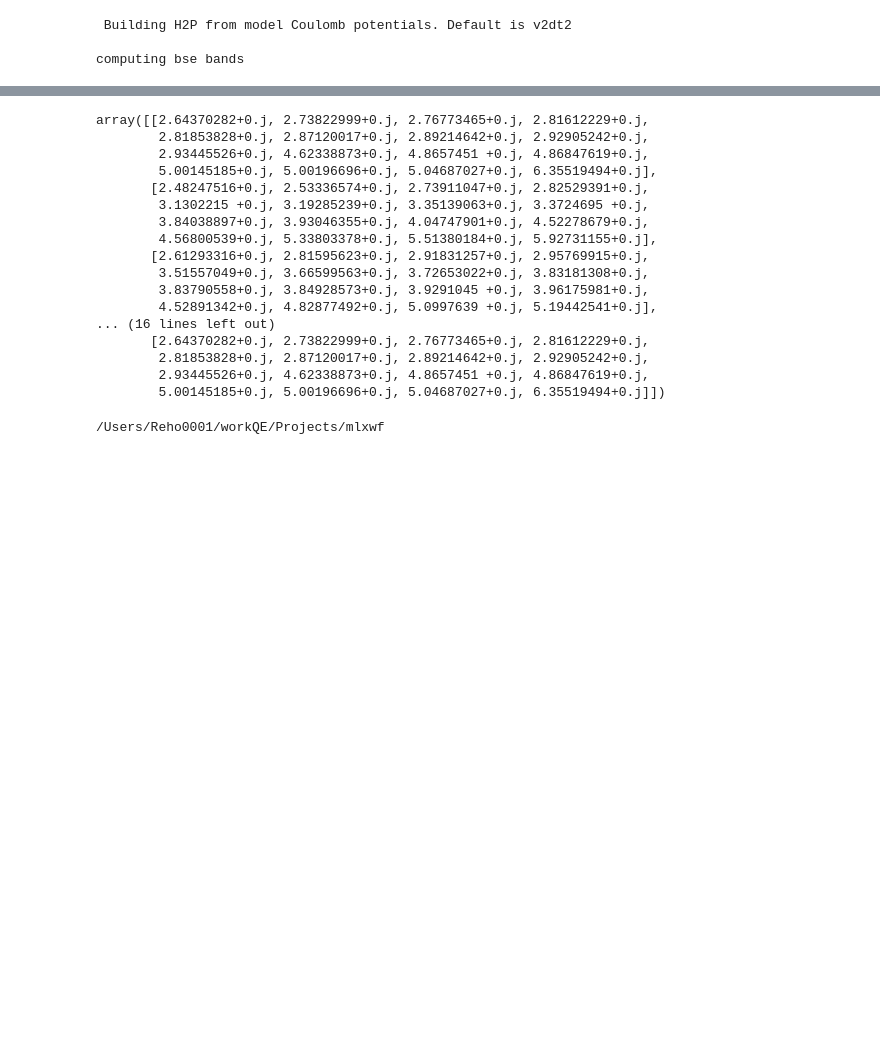
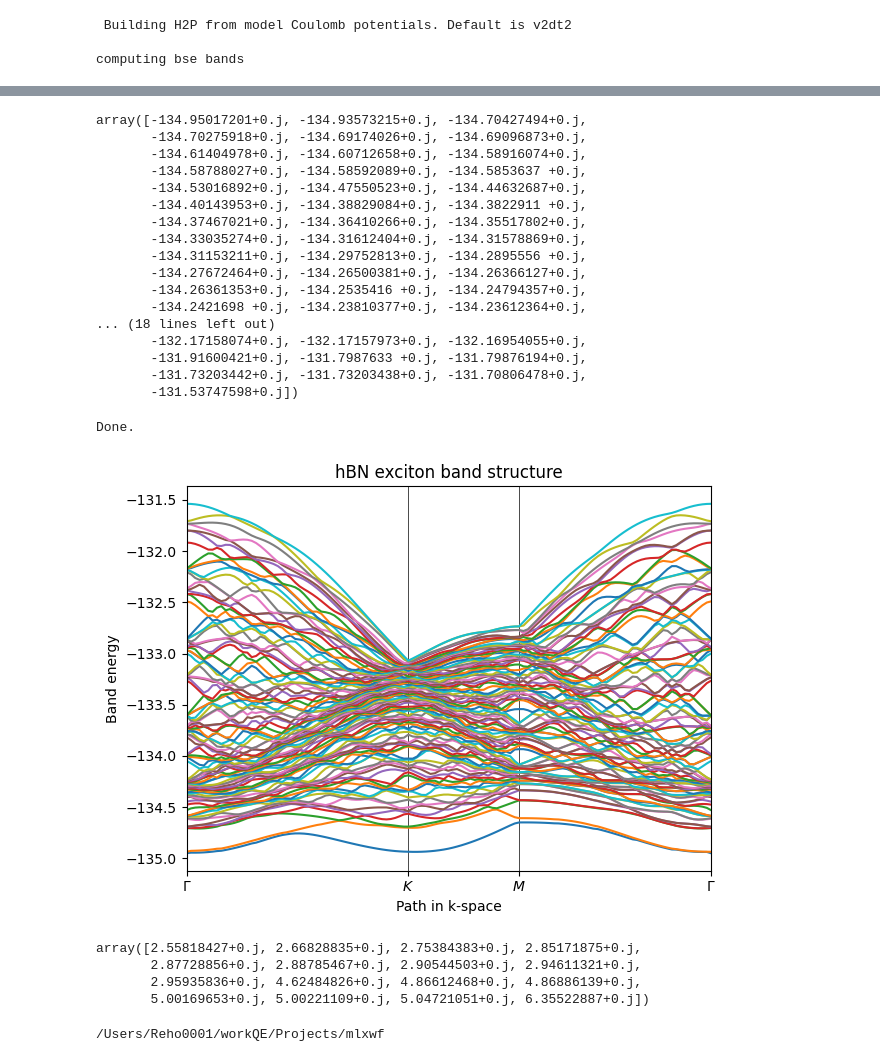
Before and after one commit to rreho/yambopy, a Jupyter notebook: wann_tests/2bands_model.ipynb, the cells around one changed output, grey strips where cells are left out. Drawn from its saved outputs; the diff is of its cells as text; code cells hidden in the pictures; blank space fills up the shorter version.

```diff
--- a/wann_tests/2bands_model.ipynb
+++ b/wann_tests/2bands_model.ipynb
@@ -153,8 +153,8 @@ class tmp_lat():
 c_lat = tmp_lat(lat)
 # %%
 from yambopy import *
-nnkp_kgrid = mp_grid(nx = 4 , ny = 4 , nz = 1, latdb=c_lat)
-nnkp_qgrid = mp_grid (nx = 2 , ny = 2, nz = 1, latdb=c_lat )
+nnkp_kgrid = mp_grid(nx = 10 , ny = 10 , nz = 1, latdb=c_lat)
+nnkp_qgrid = mp_grid (nx = 5 , ny = 5, nz = 1, latdb=c_lat )
 # %%
 qlist = k_list(q_vec, c_lat)
 # %%
@@ -193,7 +193,7 @@ eigvec = eigvec.transpose(1, 2, 0)
 # Initialize H2P with this model
 model = mytb_model(pythtb_model = my_model, nc=1, nv=1, nnkp_kgrid = nnkp_kgrid, eigv = eigv, eigvec = eigvec)
 # %%
-cpot = CoulombPotentials(v0=0.03,ngrid=[4,4,4], lattice=c_lat, ediel=[1.0,10.0,1.0])
+cpot = CoulombPotentials(v0=1.00,ngrid=[10,10,1], lattice=c_lat, ediel=[1.0,10.0,1.0])
 # %% [output]
 Warning! CoulombPotentials works with atomic units and return energy in eV
 
@@ -205,6 +209,6 @@ Warning! CoulombPotentials works with atomic units and return energy in eV
 # %%
 # we can call this only with
-h2p_tmp = H2P(model, qmpgrid = nnkp_qgrid, method = 'model', cpot = cpot,bse_bands=True, qlist=qlist)
+h2p_tmp = H2P(model, qmpgrid = nnkp_qgrid, method = 'model', cpot = cpot,bse_bands=True, qlist=qlist,ctype='v2dk')
 # %% [output]
  Building H2P from model Coulomb potentials. Default is v2dt2
 
@@ -232,23 +236,58 @@ Diagonalizing the H2P matrix with dimensions: 16 for q-point: 7
 # %%
-h2p_tmp.h2peigv
+h2p_tmp.h2peigv[0]
 # %% [output]
-array([[2.64370282+0.j, 2.73822999+0.j, 2.76773465+0.j, 2.81612229+0.j,
-        2.81853828+0.j, 2.87120017+0.j, 2.89214642+0.j, 2.92905242+0.j,
-        2.93445526+0.j, 4.62338873+0.j, 4.8657451 +0.j, 4.86847619+0.j,
-        5.00145185+0.j, 5.00196696+0.j, 5.04687027+0.j, 6.35519494+0.j],
-       [2.48247516+0.j, 2.53336574+0.j, 2.73911047+0.j, 2.82529391+0.j,
-        3.1302215 +0.j, 3.19285239+0.j, 3.35139063+0.j, 3.3724695 +0.j,
-        3.84038897+0.j, 3.93046355+0.j, 4.04747901+0.j, 4.52278679+0.j,
-        4.56800539+0.j, 5.33803378+0.j, 5.51380184+0.j, 5.92731155+0.j],
-       [2.61293316+0.j, 2.81595623+0.j, 2.91831257+0.j, 2.95769915+0.j,
-        3.51557049+0.j, 3.66599563+0.j, 3.72653022+0.j, 3.83181308+0.j,
-        3.83790558+0.j, 3.84928573+0.j, 3.9291045 +0.j, 3.96175981+0.j,
-        4.52891342+0.j, 4.82877492+0.j, 5.0997639 +0.j, 5.19442541+0.j],
-... (16 lines left out)
-       [2.64370282+0.j, 2.73822999+0.j, 2.76773465+0.j, 2.81612229+0.j,
-        2.81853828+0.j, 2.87120017+0.j, 2.89214642+0.j, 2.92905242+0.j,
-        2.93445526+0.j, 4.62338873+0.j, 4.8657451 +0.j, 4.86847619+0.j,
-        5.00145185+0.j, 5.00196696+0.j, 5.04687027+0.j, 6.35519494+0.j]])
+array([-134.95017201+0.j, -134.93573215+0.j, -134.70427494+0.j,
+       -134.70275918+0.j, -134.69174026+0.j, -134.69096873+0.j,
+       -134.61404978+0.j, -134.60712658+0.j, -134.58916074+0.j,
+       -134.58788027+0.j, -134.58592089+0.j, -134.5853637 +0.j,
+       -134.53016892+0.j, -134.47550523+0.j, -134.44632687+0.j,
+       -134.40143953+0.j, -134.38829084+0.j, -134.3822911 +0.j,
+       -134.37467021+0.j, -134.36410266+0.j, -134.35517802+0.j,
+       -134.33035274+0.j, -134.31612404+0.j, -134.31578869+0.j,
+       -134.31153211+0.j, -134.29752813+0.j, -134.2895556 +0.j,
+       -134.27672464+0.j, -134.26500381+0.j, -134.26366127+0.j,
+       -134.26361353+0.j, -134.2535416 +0.j, -134.24794357+0.j,
+       -134.2421698 +0.j, -134.23810377+0.j, -134.23612364+0.j,
+... (18 lines left out)
+       -132.17158074+0.j, -132.17157973+0.j, -132.16954055+0.j,
+       -131.91600421+0.j, -131.7987633 +0.j, -131.79876194+0.j,
+       -131.73203442+0.j, -131.73203438+0.j, -131.70806478+0.j,
+       -131.53747598+0.j])
+# %%
+fig, ax = plt.subplots()
+# specify horizontal axis details
+# set range of horizontal axis
+ax.set_xlim(k_node[0],k_node[-1])
+# put tickmarks and labels at node positions
+ax.set_xticks(k_node)
+ax.set_xticklabels(label)
+# add vertical lines at node positions
+for n in range(len(k_node)):
+  ax.axvline(x=k_node[n],linewidth=0.5, color='k')
+# put title
+ax.set_title("hBN exciton band structure")
+ax.set_xlabel("Path in k-space")
+ax.set_ylabel("Band energy")
+
+# plot first and second band
+for it in range(0,h2p_tmp.h2peigv.shape[1]):
+    ax.plot(k_dist,h2p_tmp.h2peigv[:,it])
+
+# make an PDF figure of a plot
+fig.tight_layout()
+#fig.savefig("graphene.pdf")
+
+print('Done.\n')
+# %% [output]
+Done.
+[figure, added]
+# %%
+h2p_tmp.h2peigv[0]
+# %% [output]
+array([2.55818427+0.j, 2.66828835+0.j, 2.75384383+0.j, 2.85171875+0.j,
+       2.87728856+0.j, 2.88785467+0.j, 2.90544503+0.j, 2.94611321+0.j,
+       2.95935836+0.j, 4.62484826+0.j, 4.86612468+0.j, 4.86886139+0.j,
+       5.00169653+0.j, 5.00221109+0.j, 5.04721051+0.j, 6.35522887+0.j])
 # %%
 !pwd
 # %% [output]
```
Also changed, not shown: parts of 5 cells of this notebook, 1 other file.
